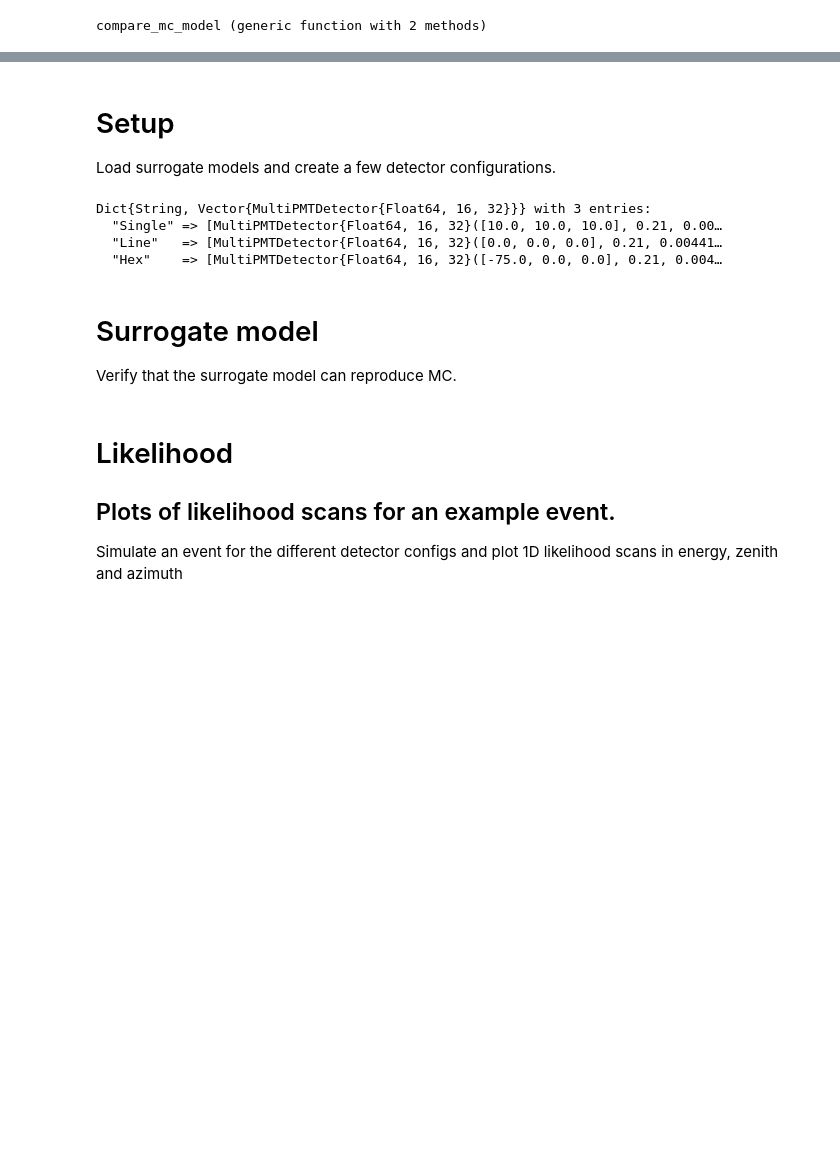
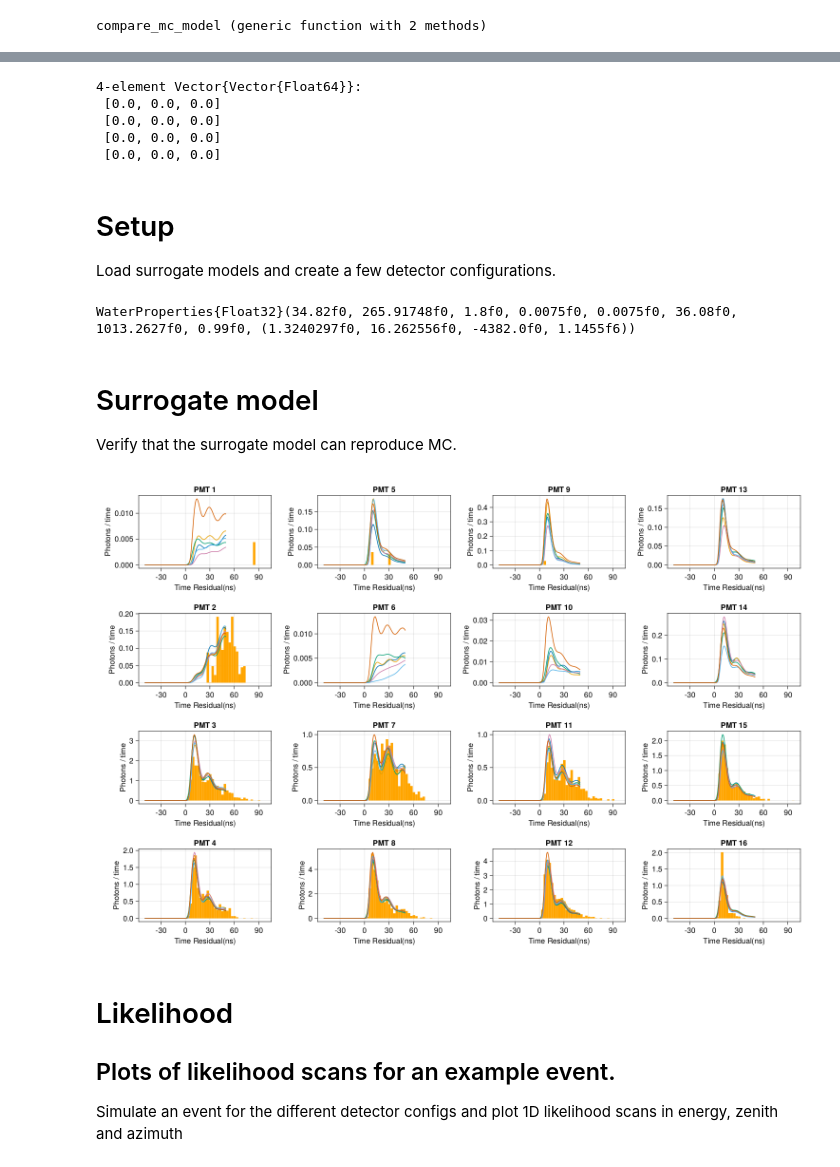
Before and after one commit to chrhck/NeutrinoTelescopes, a Jupyter notebook: notebooks/surrogate_checks.ipynb, the cells around one changed output, grey strips where cells are left out. Cells and saved outputs as stored; diff of their text form; code cells hidden in the pictures; blank space fills up the shorter version.

```diff
--- a/notebooks/surrogate_checks.ipynb
+++ b/notebooks/surrogate_checks.ipynb
@@ -176,10 +176,13 @@ function compare_mc_model(
     particles::AbstractVector{<:Particle},
     targets::AbstractVector{<:PhotonTarget},
     models::Dict,
+    medium::MediumProperties,
     hits)
 
-    times = -40:1:100
-    fig = Figure(resolution=(1000, 700))
+    c_n = c_at_wl(800f0, medium)
+
+    times = -50:1:50
+    fig = Figure(resolution=(1500, 1000))
     ga = fig[1, 1] = GridLayout(4, 4)
 
     for i in 1:16
@@ -191,6 +194,9 @@ function compare_mc_model(
 
     n_pmt = get_pmt_count(eltype(targets))
 
+    t_geos = repeat([calc_tgeo(norm(particles[1].position - t.position) - t.radius, c_n) for t in targets], n_pmt)
+    t0 = particles[1].time
+
     for (mname, model_path) in models
         @load model_path model hparams opt tf_dict
         input = calc_flow_input(particles, targets, tf_dict)
@@ -198,7 +204,7 @@ function compare_mc_model(
         shape_lhs = []
         local log_expec
         for t in times
-            _, shape_lh, log_expec = SurrogateModels.evaluate_model(particles, fill([t], n_pmt*length(targets)), targets, model, tf_dict)
+            _, shape_lh, log_expec = SurrogateModels.evaluate_model(particles, Vector.(eachrow(t .+ t_geos .+ t0)), targets, model, tf_dict, c_n)
             push!(shape_lhs, collect(shape_lh))
         end
 
@@ -226,3 +225,12 @@ Closest candidates are:
+# %%
+x = zeros(3, 4)
+first(eachslice(x, dims=2))
+# %% [output]
+4-element Vector{Vector{Float64}}:
+ [0.0, 0.0, 0.0]
+ [0.0, 0.0, 0.0]
+ [0.0, 0.0, 0.0]
+ [0.0, 0.0, 0.0]
 # %% [markdown]
 # Setup
 Load surrogate models and create a few detector configurations.
@@ -241,31 +249,31 @@ targets_line = make_detector_line(@SVector[0.0, 0.0, 0.0], 20, 50)
 targets_hex = make_hex_detector(3, 50, 20, 50, truncate=1)
 
 detectors = Dict("Single" => targets_single, "Line" =>targets_line, "Hex" => targets_hex)
+medium = make_cascadia_medium_properties(0.99f0)
 # %% [output]
-Dict{String, Vector{MultiPMTDetector{Float64, 16, 32}}} with 3 entries:
-  "Single" => [MultiPMTDetector{Float64, 16, 32}([10.0, 10.0, 10.0], 0.21, 0.00…
-  "Line"   => [MultiPMTDetector{Float64, 16, 32}([0.0, 0.0, 0.0], 0.21, 0.00441…
-  "Hex"    => [MultiPMTDetector{Float64, 16, 32}([-75.0, 0.0, 0.0], 0.21, 0.004…
+WaterProperties{Float32}(34.82f0, 265.91748f0, 1.8f0, 0.0075f0, 0.0075f0, 36.08f0, 1013.2627f0, 0.99f0, (1.3240297f0, 16.262556f0, -4382.0f0, 1.1455f6))
 # %% [markdown]
 # Surrogate model
 Verify that the surrogate model can reproduce MC.
 # %%
-pos = SA[-10., 0., 0]
+pos = SA[8., -5., 10]
 dir_theta = 0.7
-dir_phi = 0.5
+dir_phi = 0.3
 dir = sph_to_cart(dir_theta, dir_phi)
-energy = 7e4
+energy = 1e4
 
 rng = MersenneTwister(31338)
 particles = [
         Particle(pos, dir, 0., energy, PEMinus),
-        Particle(pos .+ dir.*5, dir, 10, energy, PEMinus),
-        Particle(pos .+ dir.*10, dir, 15, energy, PEMinus)
+        Particle(pos .+ dir.*5, dir, 15, energy, PEMinus),
+        Particle(pos .+ dir.*10, dir, 25, energy, PEMinus)
 ]
 
-hits = mc_expectation(particles, targets_single, 1)
+hits = mc_expectation(particles, targets_single, 1);
 # %%
-compare_mc_model(particles, targets_single, models, hits)
+compare_mc_model(particles, targets_single, models, medium, hits)
+# %% [output]
+[figure, added]
 # %% [markdown]
 # Likelihood
 ## Plots of likelihood scans for an example event.
```
Also changed, not shown: parts of 1 cell of this notebook, 1 other file.
